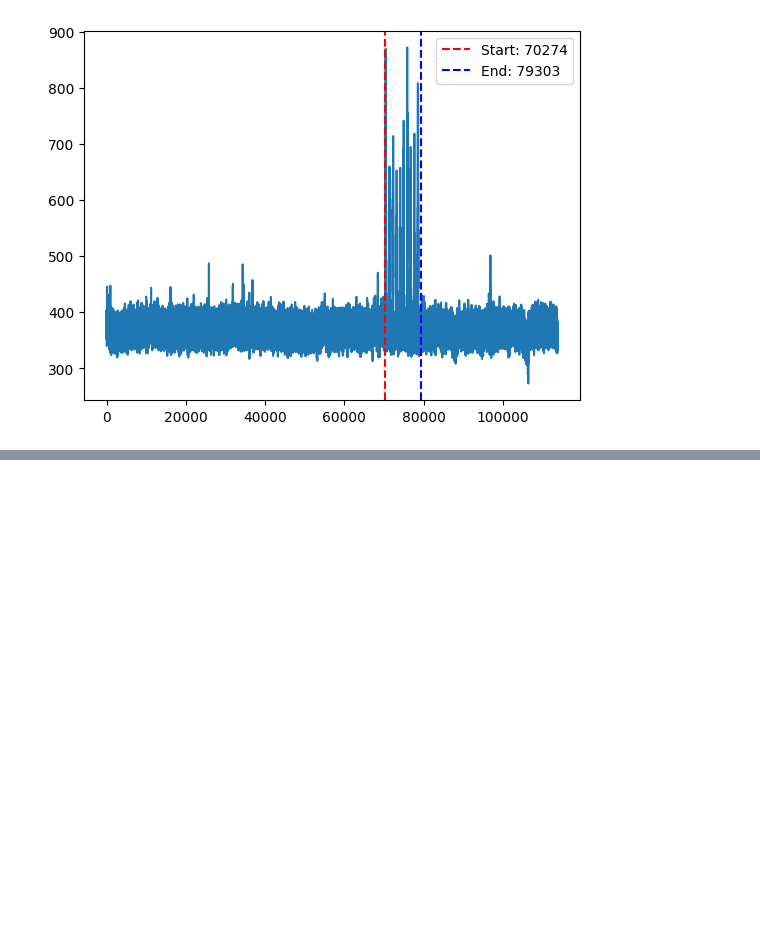
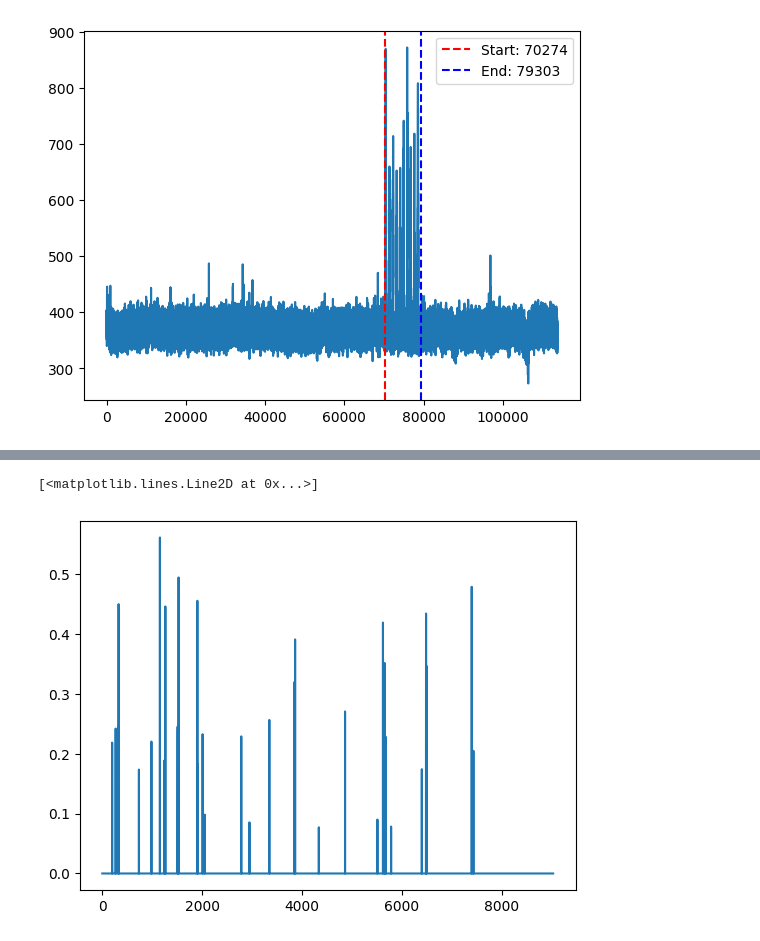
Before and after one commit to mariakesa/NeuroGarage, a Jupyter notebook: data_analysis/single_cell.ipynb, the cells around one changed output, grey strips where cells are left out. Saved outputs shown, nothing was run; the diff lists cells and outputs as text; code cells hidden in the pictures; blank space fills up the shorter version.

```diff
--- a/data_analysis/single_cell.ipynb
+++ b/data_analysis/single_cell.ipynb
@@ -64,0 +76,5 @@ plt.show()
+# %%
+plt.plot(data_set[0][start:end])
+# %% [output]
+[<matplotlib.lines.Line2D at 0x...>]
+[figure, added]
```
Also changed, not shown: parts of 3 cells of this notebook, 1 other file.
